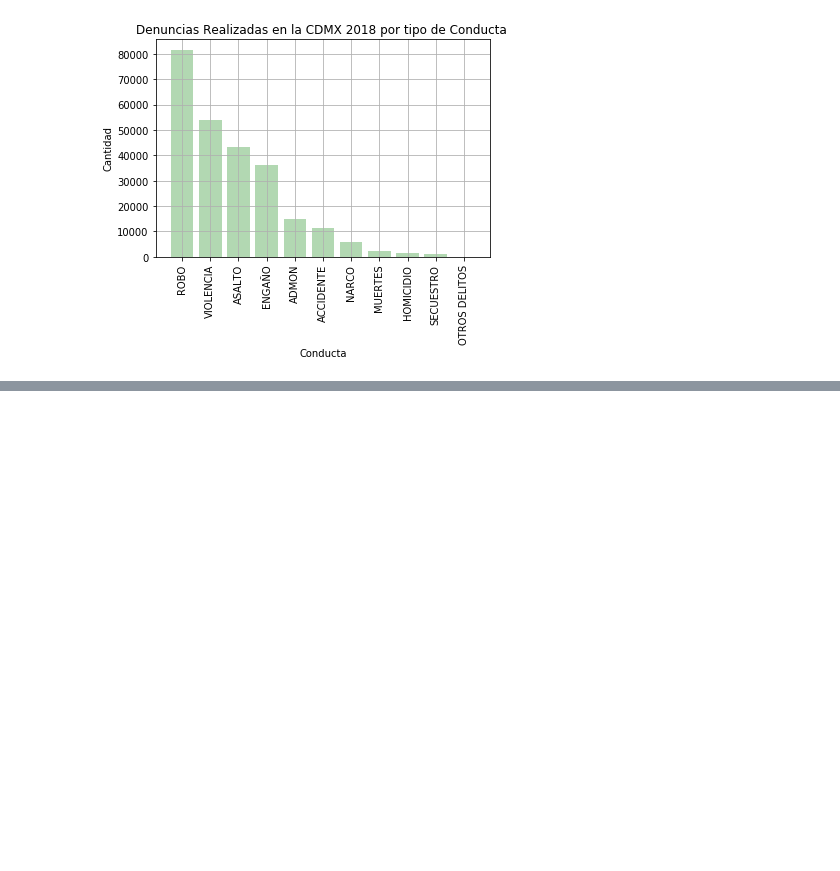
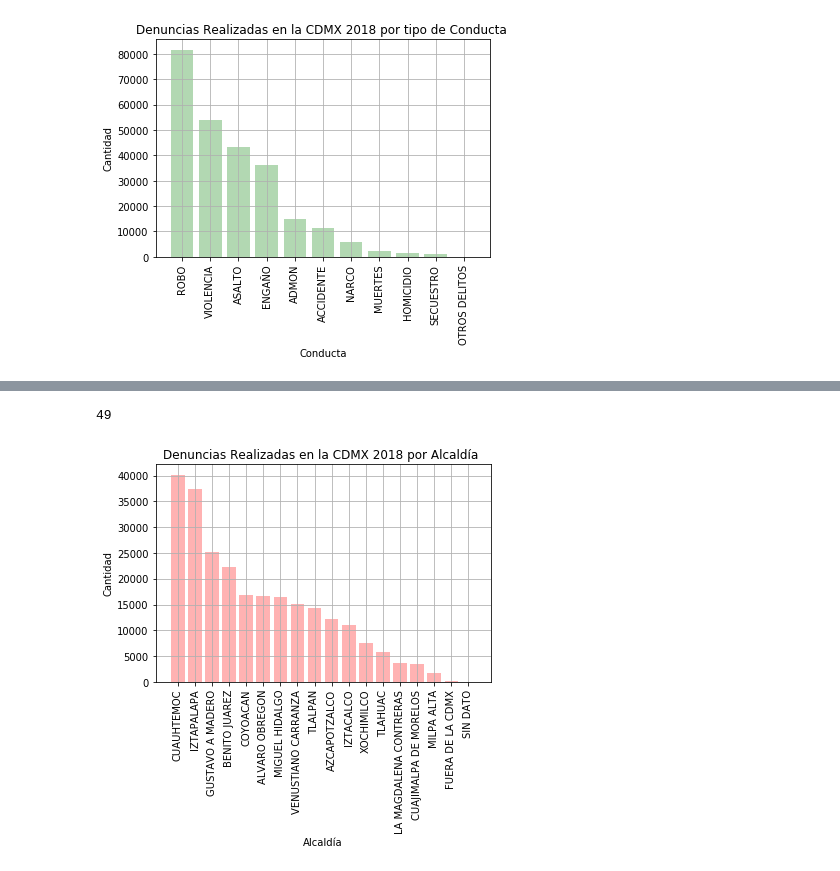
Before and after one commit to Vicente2607/Proyecto-1-ejemplo, a Jupyter notebook: Carpetas 2018 vpc.ipynb, the cells around one changed output, grey strips where cells are left out. Drawn from its saved outputs; the diff is of its cells as text; code cells hidden in the pictures; blank space fills up the shorter version.

```diff
--- a/Carpetas 2018 vpc.ipynb
+++ b/Carpetas 2018 vpc.ipynb
@@ -360,0 +343,5 @@ denun
+# %%
+#Recuperamos el Archivo original
+csv_path = "Carpetas2018.csv"
+carpetas2018= pd.read_csv(csv_path,encoding="latin-1")
+carpetas2018.head()
@@ -360,0 +468,5 @@ denun
+# %%
+alcaldias=carpetas2018["alcaldia_hechos"].value_counts()
+alcaldias1= pd.DataFrame(alcaldias).reset_index()
+alcaldias1=alcaldias1.rename(columns={"index":"Alcaldía","alcaldia_hechos":"Denuncias"})
+alcaldias1.head()
@@ -360,0 +480,17 @@ denun
+# %%
+carpetas2018.to_csv("Carpetas2018.csv")
+# %% [output]
+49
+# %%
+x_axis = np.arange(len(alcaldias1))
+
+
+plt.bar(x_axis,alcaldias1["Denuncias"] , color='red', alpha=.3, align="center")
+plt.title("Denuncias Realizadas en la CDMX 2018 por Alcaldía ")
+plt.xlabel("Alcaldía")
+plt.ylabel("Cantidad")
+tick_locations = [value for value in x_axis]
+plt.xticks(tick_locations, alcaldias1["Alcaldía"],rotation=90)
+plt.grid()
+# %% [output]
+[figure, added]
```
Also changed, not shown: parts of 11 cells of this notebook.
